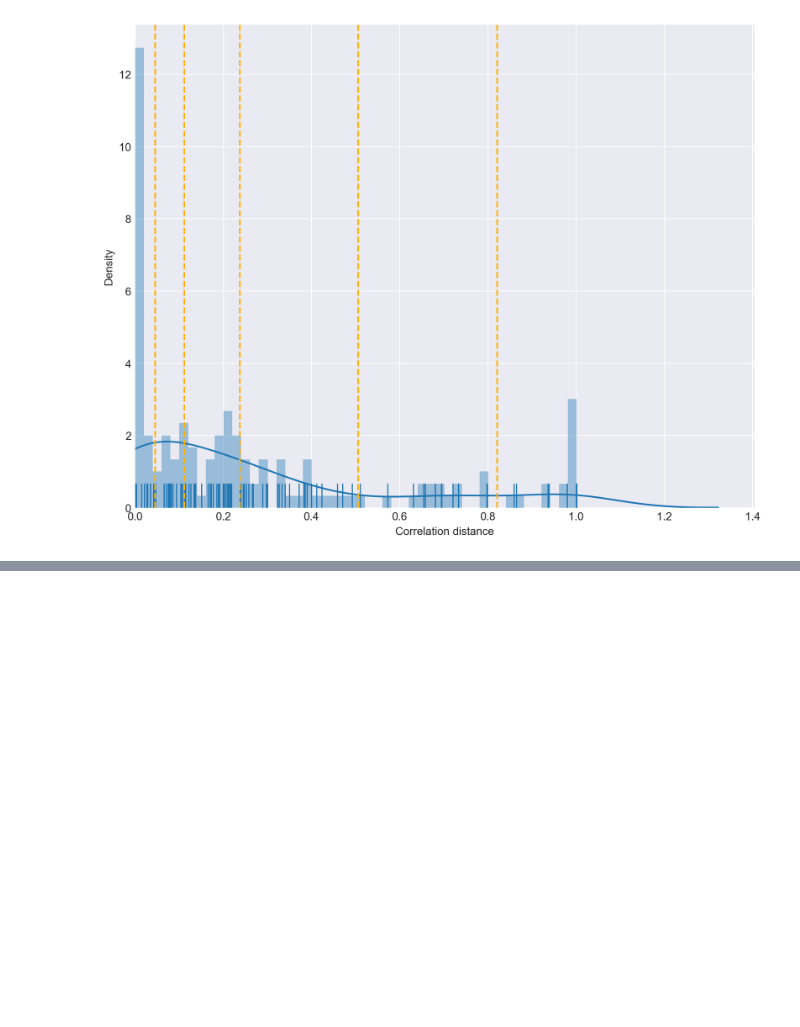
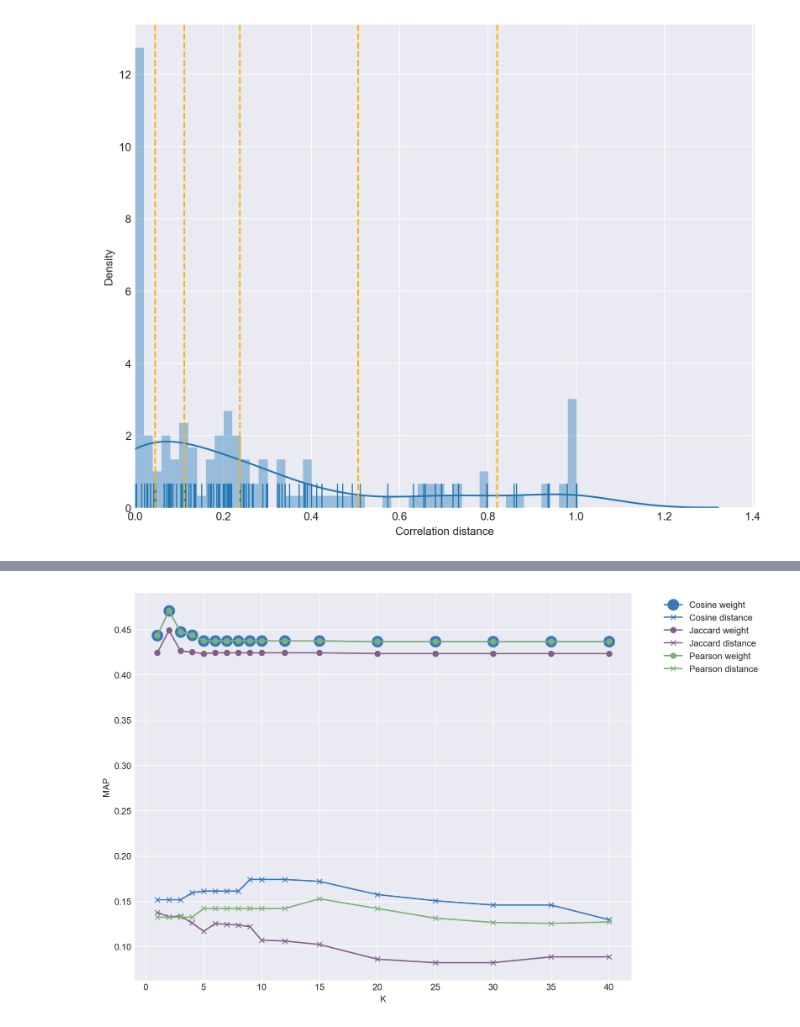
Before and after one commit to Kevinkeya/ThesisPlot, a Jupyter notebook: Plot.ipynb, the cells around one changed output, grey strips where cells are left out. Cells and saved outputs as stored; diff of their text form; code cells hidden in the pictures; blank space fills up the shorter version.

```diff
--- a/Plot.ipynb
+++ b/Plot.ipynb
@@ -334,0 +448,12 @@ plt.savefig("output/Recall_cluster_threshold.png",bbox_inches='tight',dpi=200)
+# %%
+# Cut filter threshold to not exceed 0.5
+Constant_cluster_thrshold_0_5 = Constant_cluster_thrshold[2]
+# Cut_filter
+MAP_compare__ = [ i,j for i,j in zip(Constant_cluster_thrshold_0_5[0], Cut_filter[0])]
+plt.figure(figsize=(10,8), dpi=200)
+sns.set_style("darkgrid")
+x=[0,1,2]
+MAP_compare__
+sns.barplot(MAP_compare__)
+# plt.scatter(x=x,y=Constant_cluster_thrshold_0_5[0], marker="o")
+# plt.scatter(x=x,y=Cut_filter[0], marker="x")
@@ -334,0 +789,20 @@ plt.savefig("output/Recall_cluster_threshold.png",bbox_inches='tight',dpi=200)
+# %%
+plt.figure(figsize=(10,8), dpi=200)
+sns.set_style("darkgrid")
+
+for index in range(0,len(three_distance_metric___list)):
+    temp_MAP_weight = [item[index] for item in MAP_weight__knn]
+    temp_MAP_distance = [item[index] for item in MAP_distance__knn]
+    if index == 0:
+        plt.plot(knn_list, temp_MAP_weight,color=sns_palette[index], marker="o",markersize=12, label=three_distance_metric___list[index].title()+" weight")
+    else:
+        plt.plot(knn_list, temp_MAP_weight,color=sns_palette[index], marker="o", label=three_distance_metric___list[index].title()+" weight")
+    plt.plot(knn_list, temp_MAP_distance,color=sns_palette[index],marker="x", label=three_distance_metric___list[index].title()+" distance")
+
+
+plt.legend(bbox_to_anchor=(1.05, 1), loc=2)
+plt.ylabel('MAP')
+plt.xlabel('K')
+plt.savefig("output/MAP_knn.png",bbox_inches='tight')
+# %% [output]
+[figure, added]
```
Also changed, not shown: parts of 13 cells of this notebook, 11 other files.
